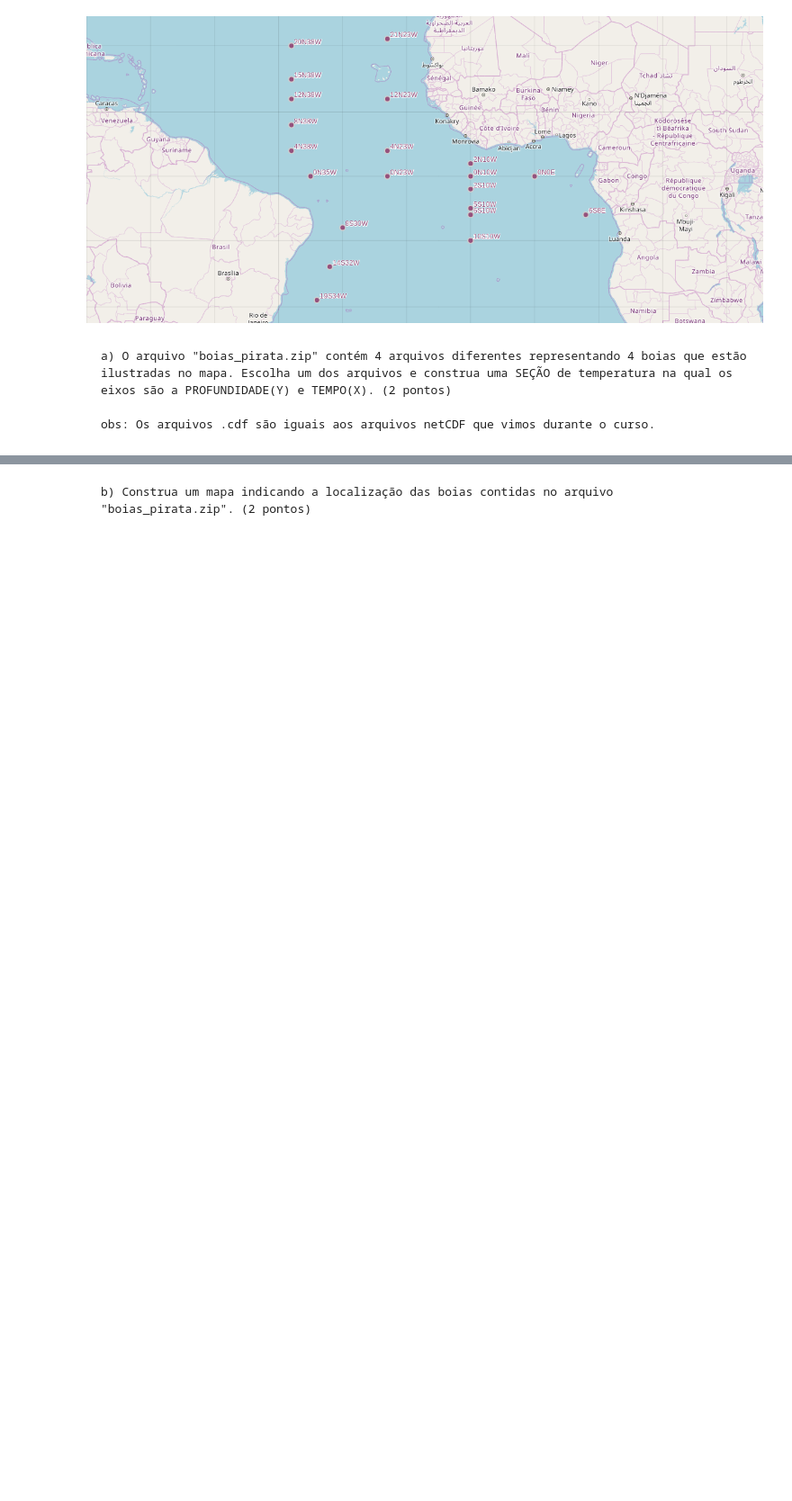
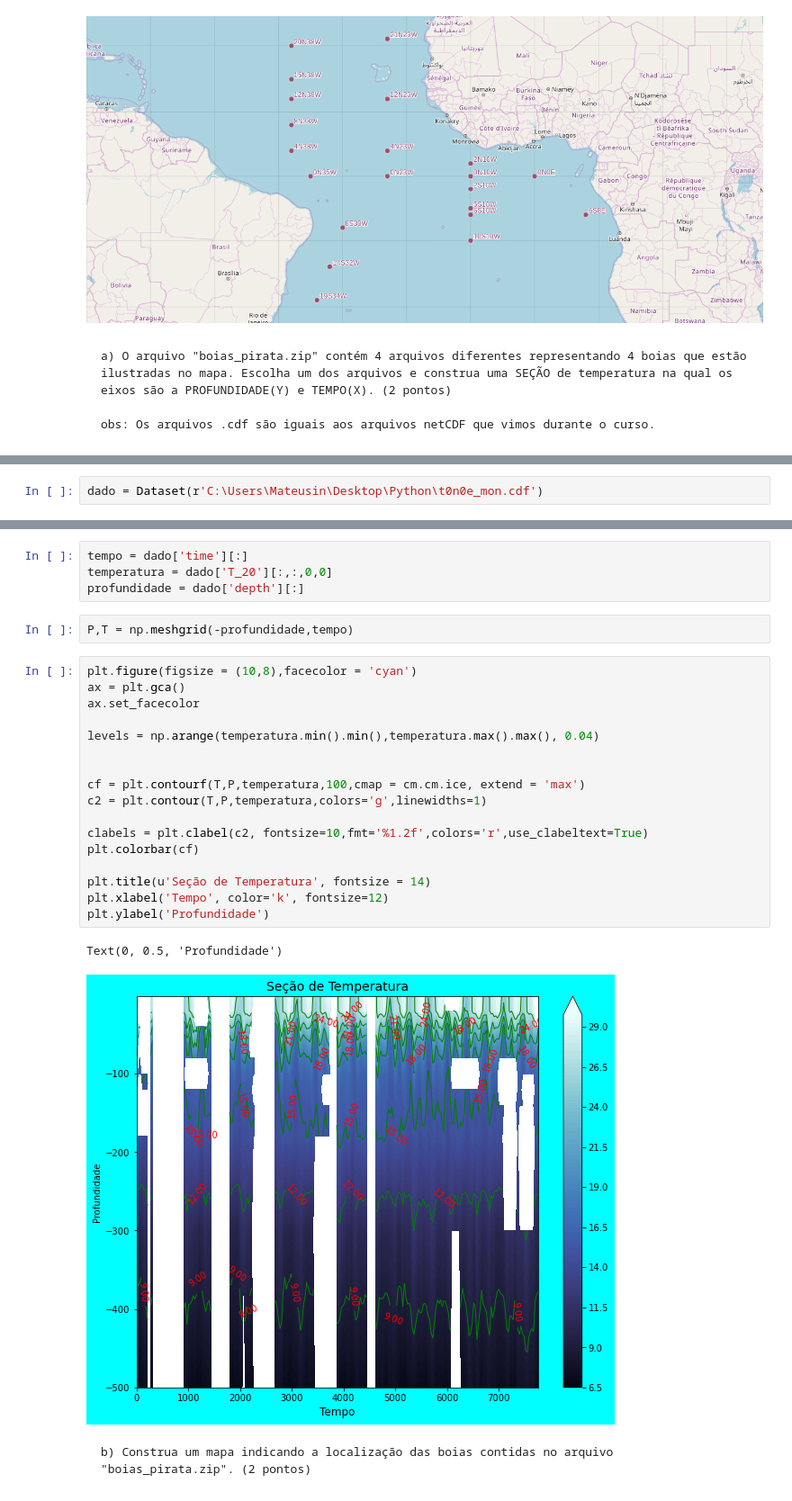
Before and after one commit to mateusenviromentscientist/Python_Lessons, a Jupyter notebook: ADADOS-AP1_F.ipynb, the cells around one changed output, grey strips where cells are left out. Shown at 90% size. Saved outputs shown, nothing was run; the diff lists cells and outputs as text; blank space fills up the shorter version.

```diff
--- a/ADADOS-AP1_F.ipynb
+++ b/ADADOS-AP1_F.ipynb
@@ -98,0 +132,2 @@ Prediction and Research Moored Array in the Tropical Atlantic (PIRATA) é uma re
+# %%
+dado = Dataset(r'C:\Users\Mateusin\Desktop\Python\t0n0e_mon.cdf')
@@ -99,2 +152,28 @@ Prediction and Research Moored Array in the Tropical Atlantic (PIRATA) é uma re
+# %%
+tempo = dado['time'][:]
+temperatura = dado['T_20'][:,:,0,0]
+profundidade = dado['depth'][:]
+# %%
+P,T = np.meshgrid(-profundidade,tempo)
+# %%
+plt.figure(figsize = (10,8),facecolor = 'cyan')
+ax = plt.gca()
+ax.set_facecolor
+
+levels = np.arange(temperatura.min().min(),temperatura.max().max(), 0.04)
+
+
+cf = plt.contourf(T,P,temperatura,100,cmap = cm.cm.ice, extend = 'max')
+c2 = plt.contour(T,P,temperatura,colors='g',linewidths=1)
+
+clabels = plt.clabel(c2, fontsize=10,fmt='%1.2f',colors='r',use_clabeltext=True)
+plt.colorbar(cf)
+
+plt.title(u'Seção de Temperatura', fontsize = 14)
+plt.xlabel('Tempo', color='k', fontsize=12)
+plt.ylabel('Profundidade')
+# %% [output]
+Text(0, 0.5, 'Profundidade')
+[figure, added]
 # %% [markdown]
     b) Construa um mapa indicando a localização das boias contidas no arquivo "boias_pirata.zip". (2 pontos)
```
Also changed, not shown: parts of 17 cells of this notebook.
